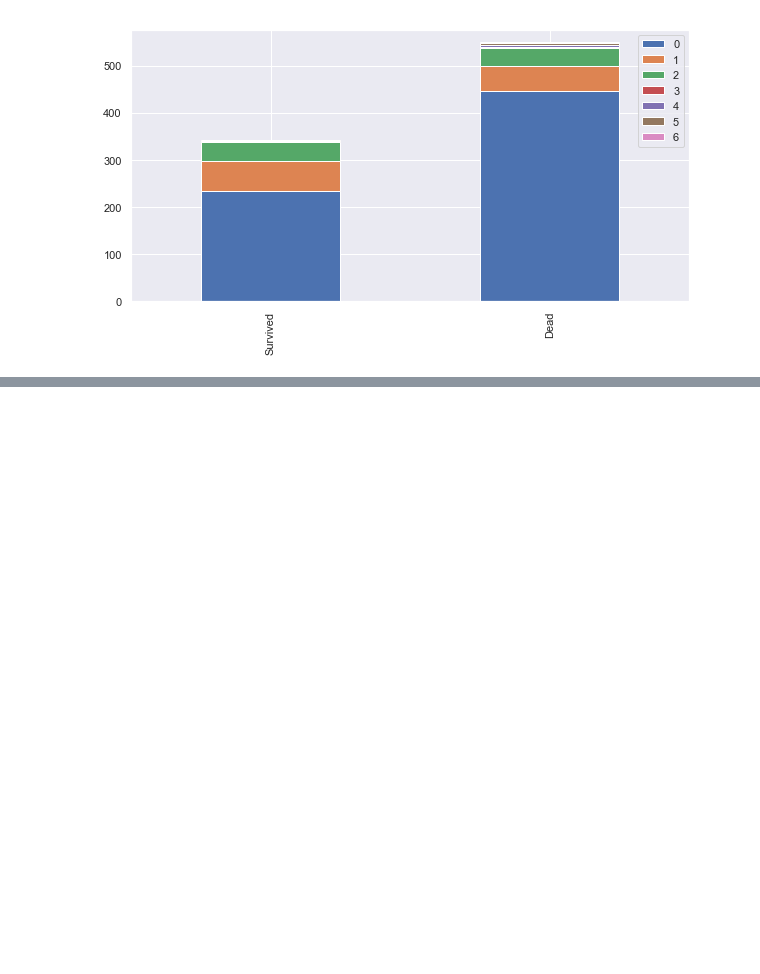
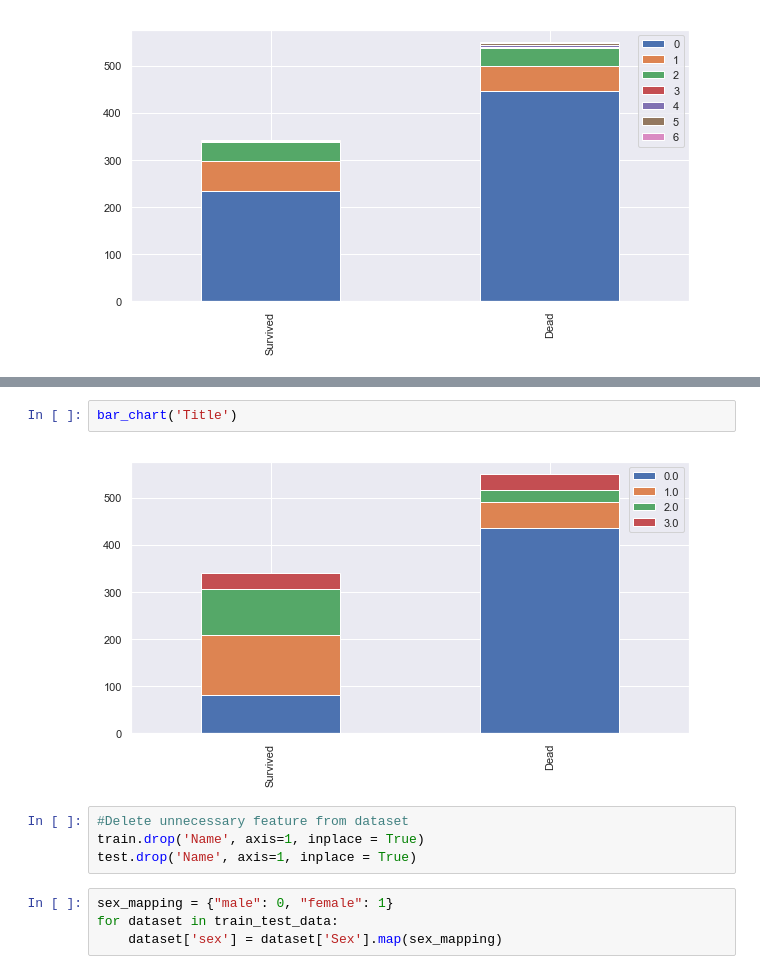
Before and after one commit to Guru4741/Titanic-Disaster-Prediction, a Jupyter notebook: Titanic.ipynb, the cells around one changed output, grey strips where cells are left out. Saved outputs shown, nothing was run; the diff lists cells and outputs as text; blank space fills up the shorter version.

Commit message:
Processed Data

```diff
--- a/Titanic.ipynb
+++ b/Titanic.ipynb
@@ -154,0 +204,12 @@ bar_chart('Parch')
+# %%
+bar_chart('Title')
+# %% [output]
+[figure, added]
+# %%
+#Delete unnecessary feature from dataset
+train.drop('Name', axis=1, inplace = True)
+test.drop('Name', axis=1, inplace = True)
+# %%
+sex_mapping = {"male": 0, "female": 1}
+for dataset in train_test_data:
+    dataset['sex'] = dataset['Sex'].map(sex_mapping)
```
Also changed, not shown: parts of 10 cells of this notebook.
